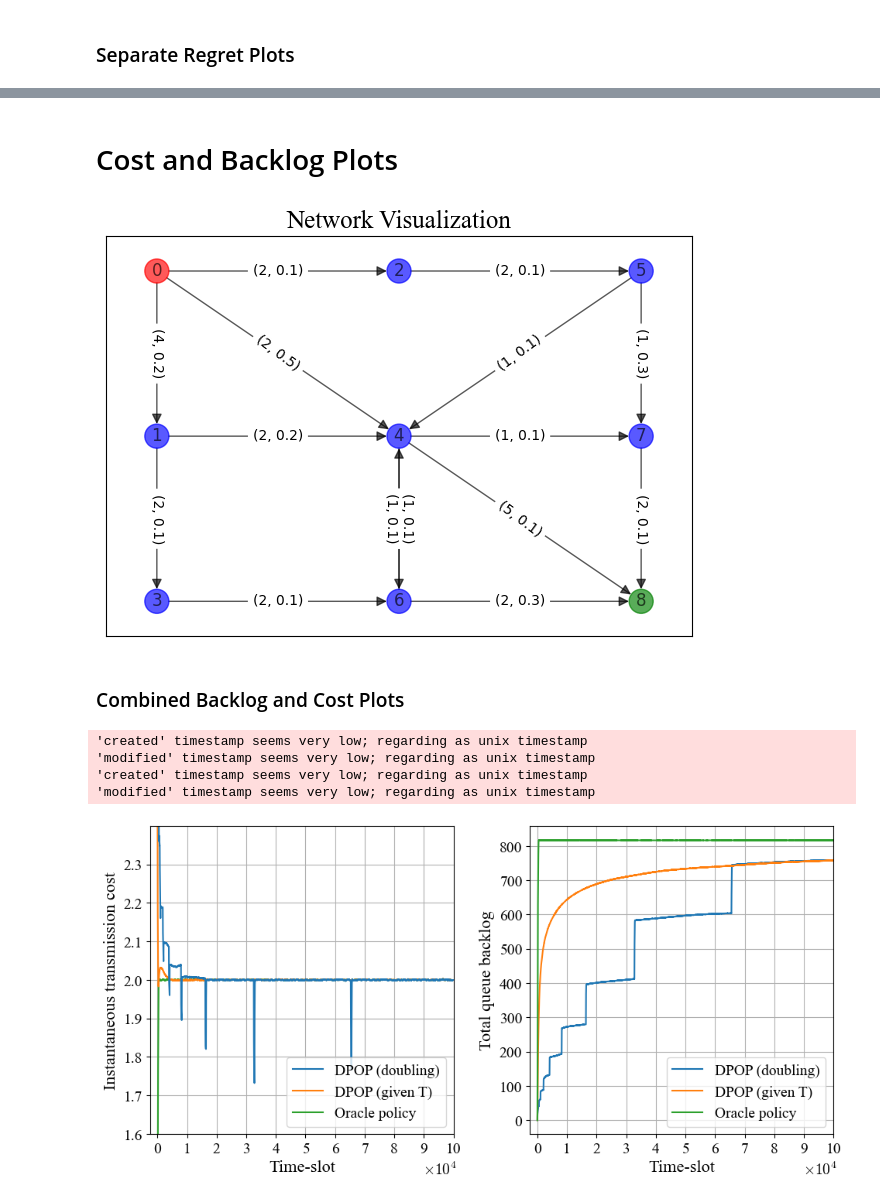
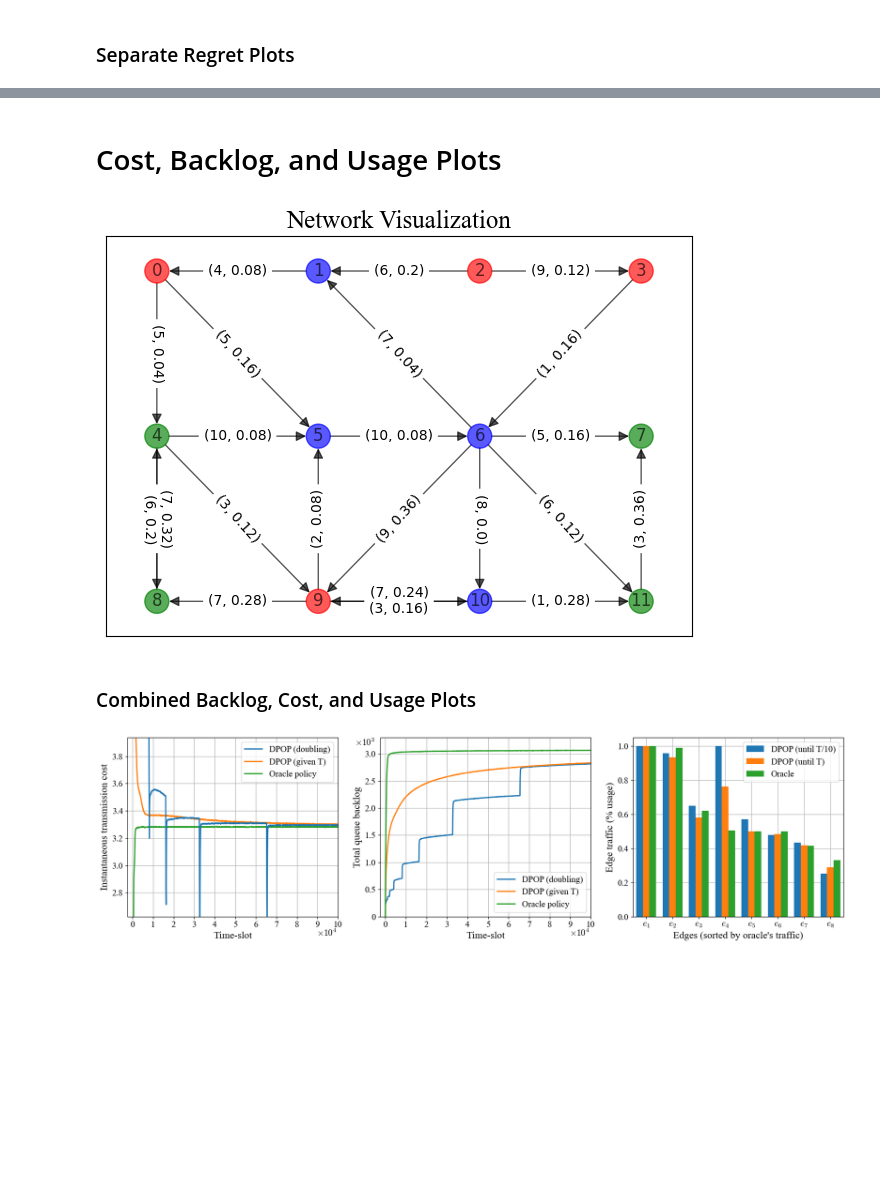
Before and after one commit to SathwikChadaga/Optimistic-DPP-Improved-Regret, a Jupyter notebook: plot_results.ipynb, the cells around one changed output, grey strips where cells are left out. Cells and saved outputs as stored; diff of their text form; code cells hidden in the pictures; blank space fills up the shorter version.

Commit message:
final plots

```diff
--- a/plot_results.ipynb
+++ b/plot_results.ipynb
@@ -21,10 +21,11 @@ plt.rcParams['ps.fonttype'] = 42
 # %% [markdown]
 # Parameter Choice
 # %%
-network_type = 'single-user'
-arrival_rate_scaling_list = [1/3, 2/3, 1]
+network_type = 'multi-user' # 'single-user' # 'multi-user'
+arrival_rate_scaling_list = [1/3, 2/3, 1] if network_type == 'multi-user' else [1/3, 1.575/3, 2/3]
 noise_variances_list = [0, 0.01, 0.05, 0.1]
+print(arrival_rate_scaling_list)
 
 save_as = '.pdf'
 save_figs_to_folder = None # will not save if set to None
-save_figs_to_folder = './results/figs/'
+# save_figs_to_folder = './results/figs/'
@@ -126,11 +91,11 @@ Fit co-effs [1 sqrt(T)log(T)] = [1362.594    0.418]
 # %% [markdown]
-# Cost and Backlog Plots
+# Cost, Backlog, and Usage Plots
 # %%
 simulation_params = pars.get_simulation_params(network_type, is_regret_sim=False)
 arrival_rate_scaling = simulation_params.arrival_rate_scaling
 noise_variance = simulation_params.noise_variance
 # %% [output]
-[figure, old version]
+[figure, new version]
 # %%
 LABELS_SIZE = 14
 LEGEND_SIZE = 14
@@ -153,19 +118,25 @@ stat_cost_till_tt, \
     knownT_tran_cost_till_tt, knownT_backlog_cost_at_tt, \
     oracle_tran_cost_at_tt, oracle_backlog_at_tt, \
     oracle_tran_cost_till_tt, oracle_backlog_cost_at_tt = np.load(run_results_folder + 'run-lambda-' + ('%.3f'%(arrival_rate_scaling)).replace('.','_') + '-var-' + str(noise_variance).replace('.','_') + '.npy')
+
+all_rates = np.load(run_results_folder + 'edge-rates-lambda-' + ('%.3f'%(arrival_rate_scaling)).replace('.','_') + '-var-' + str(noise_variance).replace('.','_') + '.npy')
+N_runs = int(all_rates.shape[0]//2)
+T_horizon = simulation_params.T_horizon
+edge_capacities = simulation_params.edge_capacities
+dpop_rates, oracle_rates = all_rates[:N_runs,:], all_rates[N_runs:,:]
+
+until_T_list = [int(T_horizon/10), T_horizon]
+until_T_labels = ['T/10', 'T']
 # %% [markdown]
-### Combined Backlog and Cost Plots
+### Combined Backlog, Cost, and Usage Plots
 # %%
-fig, axs = plt.subplots(nrows=1, ncols=2, figsize=(10,5))
+fig, axs = plt.subplots(nrows=1, ncols=3, figsize=(17,5))
 pltutils.plot_transmission_cost_curve(axs[0], network_type, unknownT_tran_cost_at_tt, knownT_tran_cost_at_tt, oracle_tran_cost_at_tt, LABELS_SIZE)
 pltutils.plot_backlog_curve(axs[1], network_type, unknownT_backlog_at_tt, knownT_backlog_at_tt, oracle_backlog_at_tt, LABELS_SIZE)
+pltutils.plot_edge_utilization(axs[2], until_T_list, until_T_labels, dpop_rates, oracle_rates, edge_capacities)
 plt.tight_layout()
-if save_figs_to_folder is not None: plt.savefig(save_figs_to_folder + '/run-plots' + save_as, bbox_inches='tight')
+if save_figs_to_folder is not None: plt.savefig(save_figs_to_folder + network_type  + '/run-plots' + save_as, bbox_inches='tight')
 plt.show();
 # %% [output]
-'created' timestamp seems very low; regarding as unix timestamp
-'modified' timestamp seems very low; regarding as unix timestamp
-'created' timestamp seems very low; regarding as unix timestamp
-'modified' timestamp seems very low; regarding as unix timestamp
-[figure, old version]
+[figure, new version]
 # %% [markdown]
```
Also changed, not shown: parts of 10 cells of this notebook, 4 other files.
